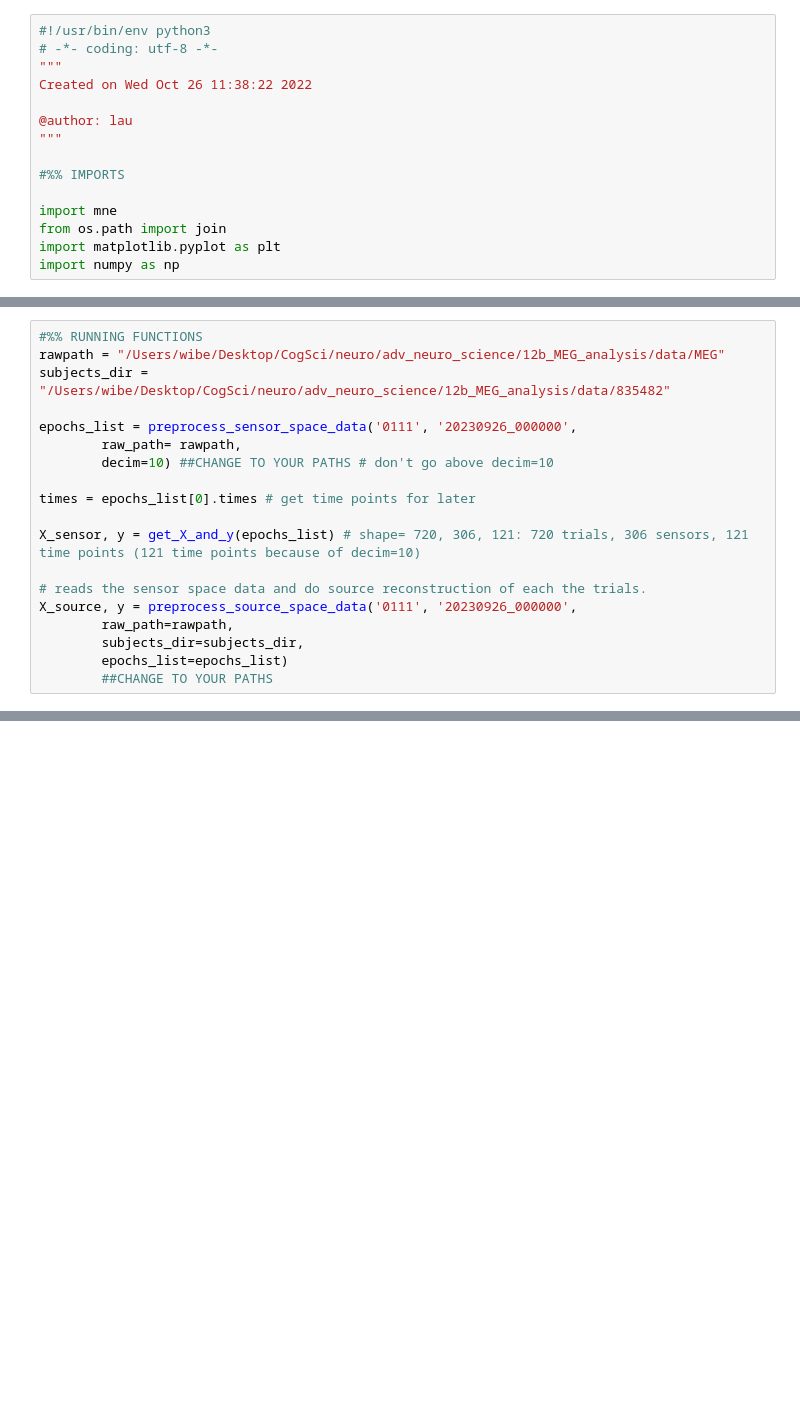
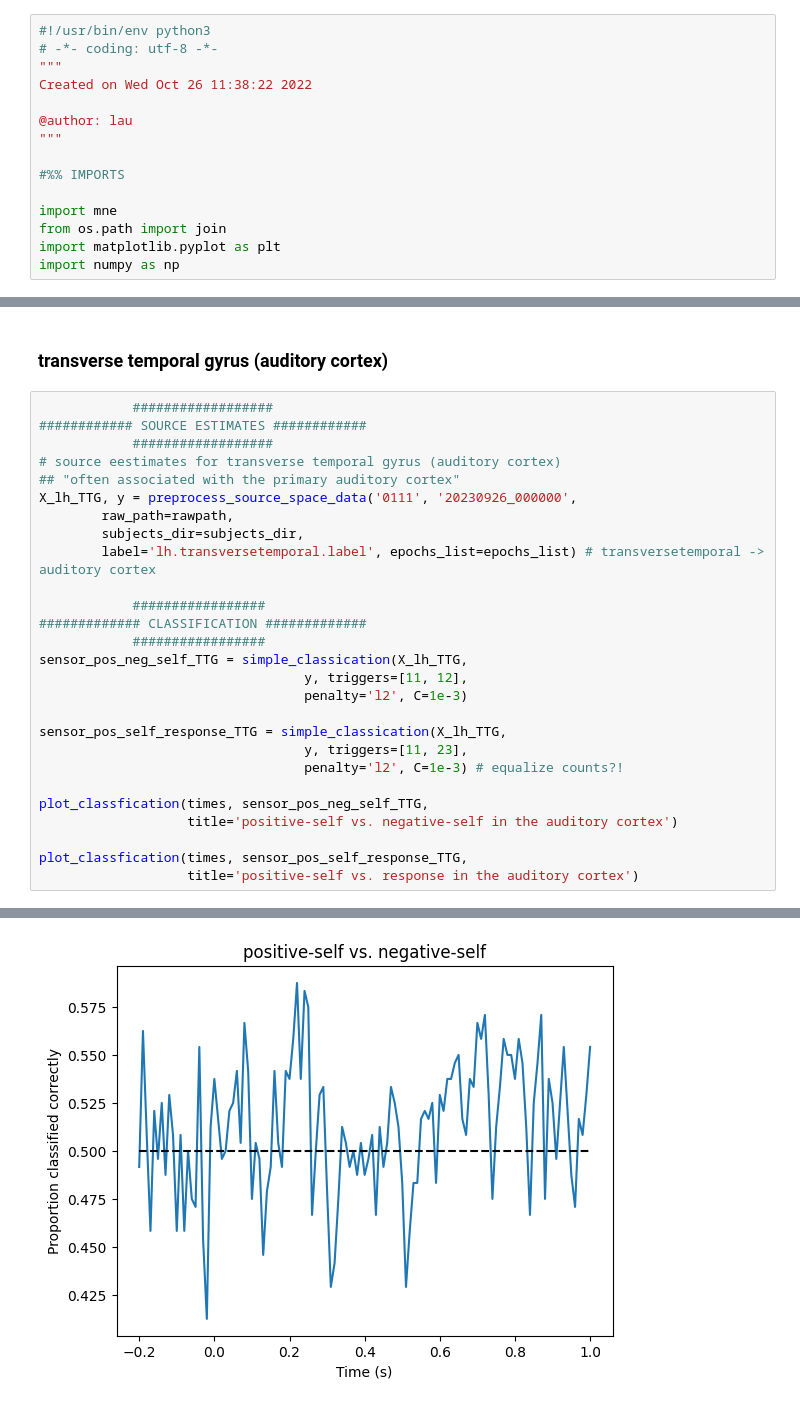
Before and after one commit to jorgenhw/adv_neuro_science, a Jupyter notebook: 12b_MEG_analysis/python/prepare_for_classifcation.ipynb, the cells around one changed output, grey strips where cells are left out. Saved outputs shown, nothing was run; the diff lists cells and outputs as text; blank space fills up the shorter version.

```diff
--- a/12b_MEG_analysis/python/prepare_for_classifcation.ipynb
+++ b/12b_MEG_analysis/python/prepare_for_classifcation.ipynb
@@ -116,19 +78,0 @@ def get_X_and_y(epochs_list):
-# %%
-#%% RUNNING FUNCTIONS
-rawpath = "/Users/wibe/Desktop/CogSci/neuro/adv_neuro_science/12b_MEG_analysis/data/MEG"
-subjects_dir = "/Users/wibe/Desktop/CogSci/neuro/adv_neuro_science/12b_MEG_analysis/data/835482"
-
-epochs_list = preprocess_sensor_space_data('0111', '20230926_000000',
-        raw_path= rawpath,
-        decim=10) ##CHANGE TO YOUR PATHS # don't go above decim=10
-
-times = epochs_list[0].times # get time points for later
-
-X_sensor, y = get_X_and_y(epochs_list) # shape= 720, 306, 121: 720 trials, 306 sensors, 121 time points (121 time points because of decim=10)
-
-# reads the sensor space data and do source reconstruction of each the trials.
-X_source, y = preprocess_source_space_data('0111', '20230926_000000',
-        raw_path=rawpath,
-        subjects_dir=subjects_dir,
-        epochs_list=epochs_list)
-        ##CHANGE TO YOUR PATHS
@@ -341,0 +540,30 @@ def plot_classfication(times, mean_scores, title=None):
+# %% [markdown]
+### transverse temporal gyrus (auditory cortex)
+# %%
+            ##################
+############ SOURCE ESTIMATES ############
+            ##################
+# source eestimates for transverse temporal gyrus (auditory cortex)
+## "often associated with the primary auditory cortex"
+X_lh_TTG, y = preprocess_source_space_data('0111', '20230926_000000',
+        raw_path=rawpath,
+        subjects_dir=subjects_dir,
+        label='lh.transversetemporal.label', epochs_list=epochs_list) # transversetemporal -> auditory cortex
+
+            #################
+############# CLASSIFICATION #############
+            #################
+sensor_pos_neg_self_TTG = simple_classication(X_lh_TTG,
+                                  y, triggers=[11, 12],
+                                  penalty='l2', C=1e-3)
+
+sensor_pos_self_response_TTG = simple_classication(X_lh_TTG,
+                                  y, triggers=[11, 23],
+                                  penalty='l2', C=1e-3) # equalize counts?!
+
+plot_classfication(times, sensor_pos_neg_self_TTG,
+                   title='positive-self vs. negative-self in the auditory cortex')
+
+plot_classfication(times, sensor_pos_self_response_TTG,
+                   title='positive-self vs. response in the auditory cortex')
+# %% [output]
@@ -341,0 +587 @@ def plot_classfication(times, mean_scores, title=None):
+[figure, added]
```
Also changed, not shown: parts of 26 cells of this notebook, 2 other files.
